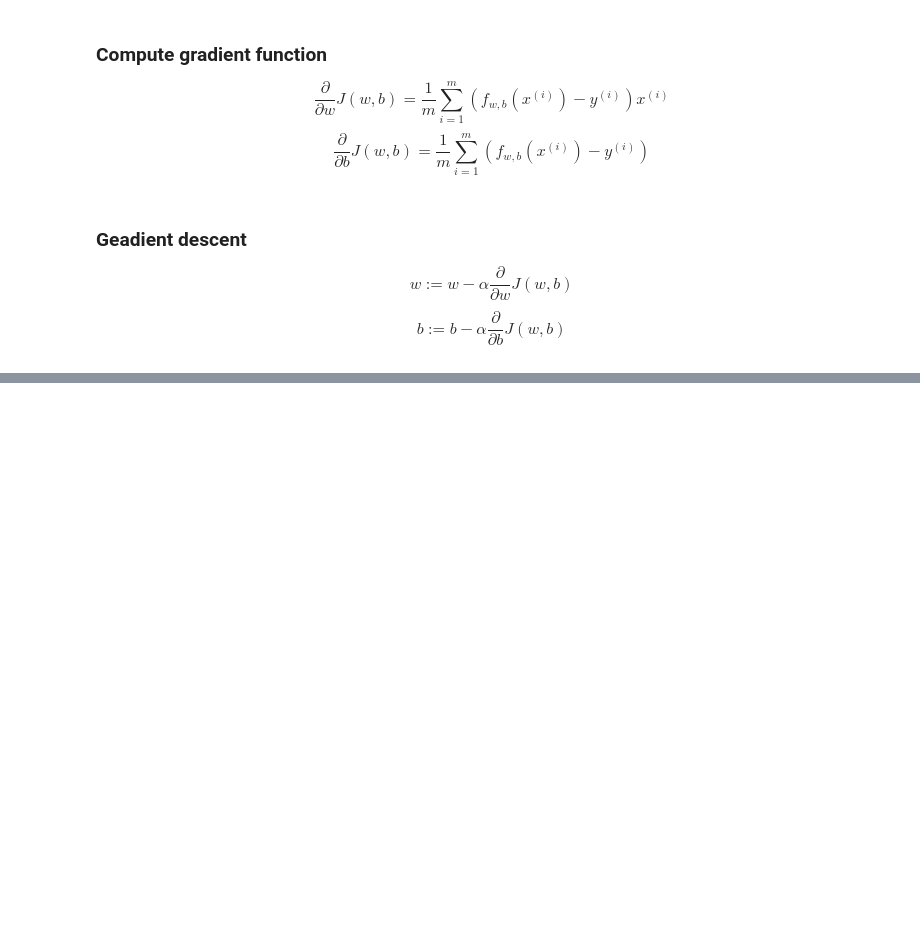
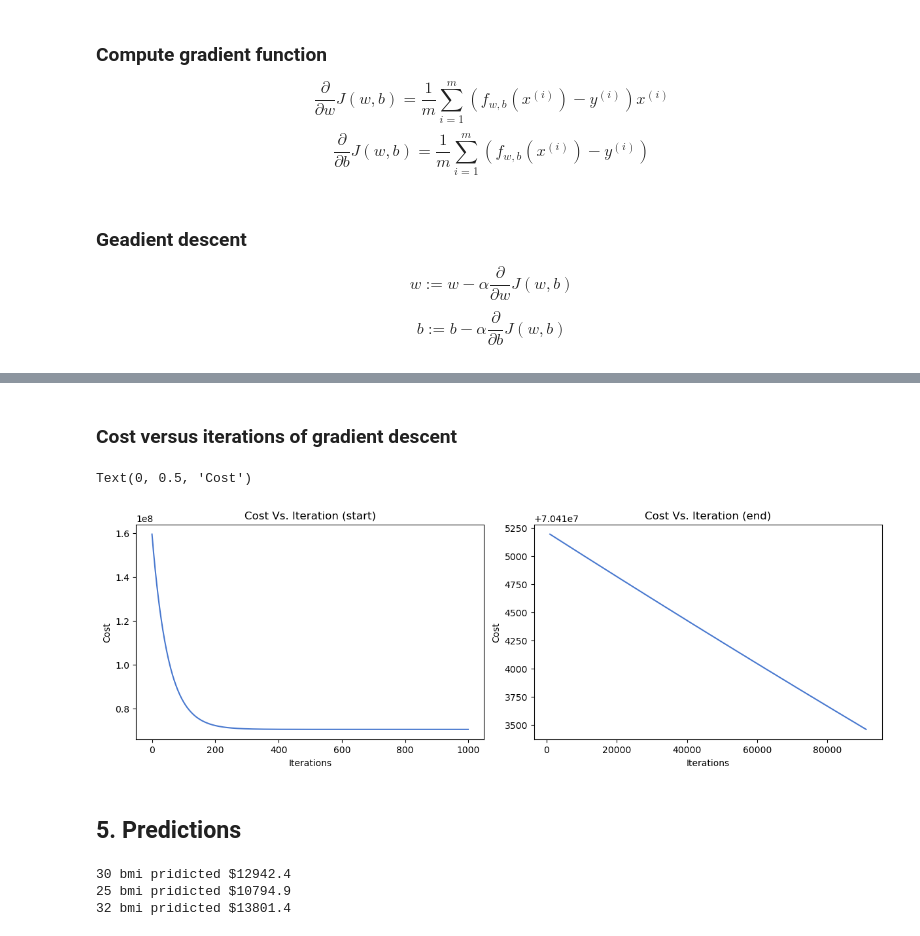
Before and after one commit to gosaye0/ML_Journey, a Jupyter notebook: Code/Andrew_Ng_Implementations/Week1_Linear_Regression_Projec.ipynb, the cells around one changed output, grey strips where cells are left out. Cells and saved outputs as stored; diff of their text form; code cells hidden in the pictures; blank space fills up the shorter version.

```diff
--- a/Code/Andrew_Ng_Implementations/Week1_Linear_Regression_Projec.ipynb
+++ b/Code/Andrew_Ng_Implementations/Week1_Linear_Regression_Projec.ipynb
@@ -178,0 +193,25 @@ Iteration  9000: cost nan:dj_dw nan:dj_db nan:w nan: b nan
+# %% [markdown]
+### Cost versus iterations of gradient descent
+# %%
+fig, ax = plt.subplots(ncols = 2, constrained_layout=True, figsize=(12,4))
+ax[0].plot(cost[:1000])
+ax[1].plot(1000 + np.arange(len(cost[10000:])), cost[10000:])
+ax[0].set_title("Cost Vs. Iteration (start)")
+ax[1].set_title("Cost Vs. Iteration (end)")
+ax[0].set_xlabel("Iterations")
+ax[1].set_xlabel("Iterations")
+ax[0].set_ylabel("Cost")
+ax[1].set_ylabel("Cost")
+# %% [output]
+Text(0, 0.5, 'Cost')
+[figure, added]
+# %% [markdown]
+## 5. Predictions
+# %%
+print(f"30 bmi pridicted ${w_final * 30 + b_final:0.1f}")
+print(f"25 bmi pridicted ${w_final * 25 + b_final:0.1f}")
+print(f"32 bmi pridicted ${w_final * 32 + b_final:0.1f}")
+# %% [output]
+30 bmi pridicted $12942.4
+25 bmi pridicted $10794.9
+32 bmi pridicted $13801.4
```
Also changed, not shown: parts of 5 cells of this notebook, 11 other files.
